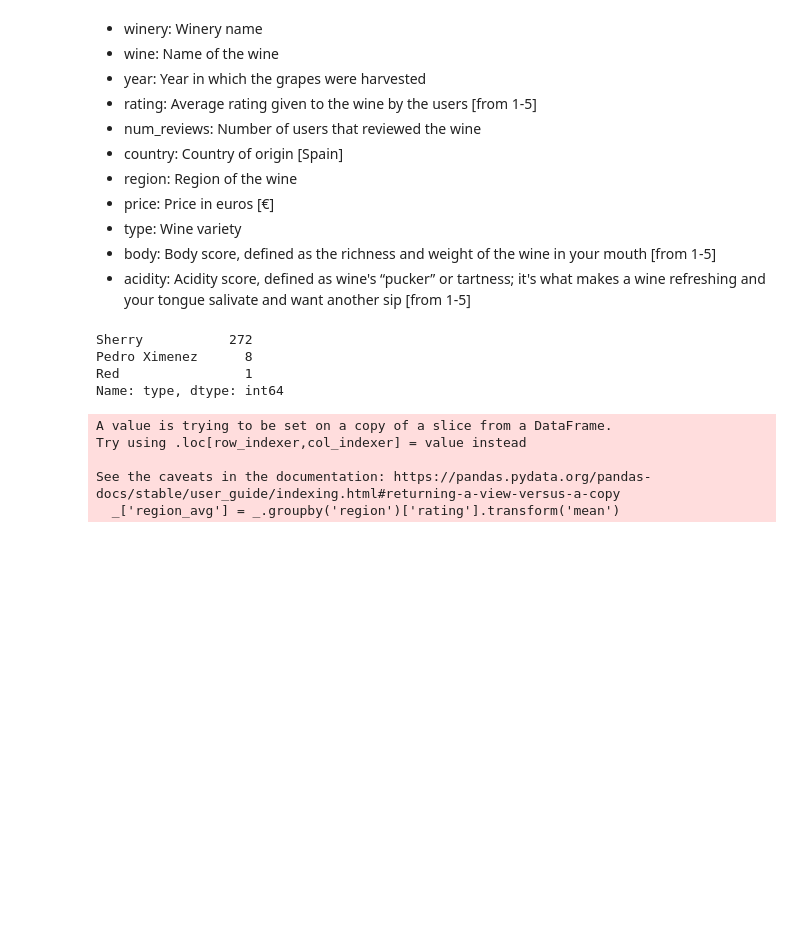
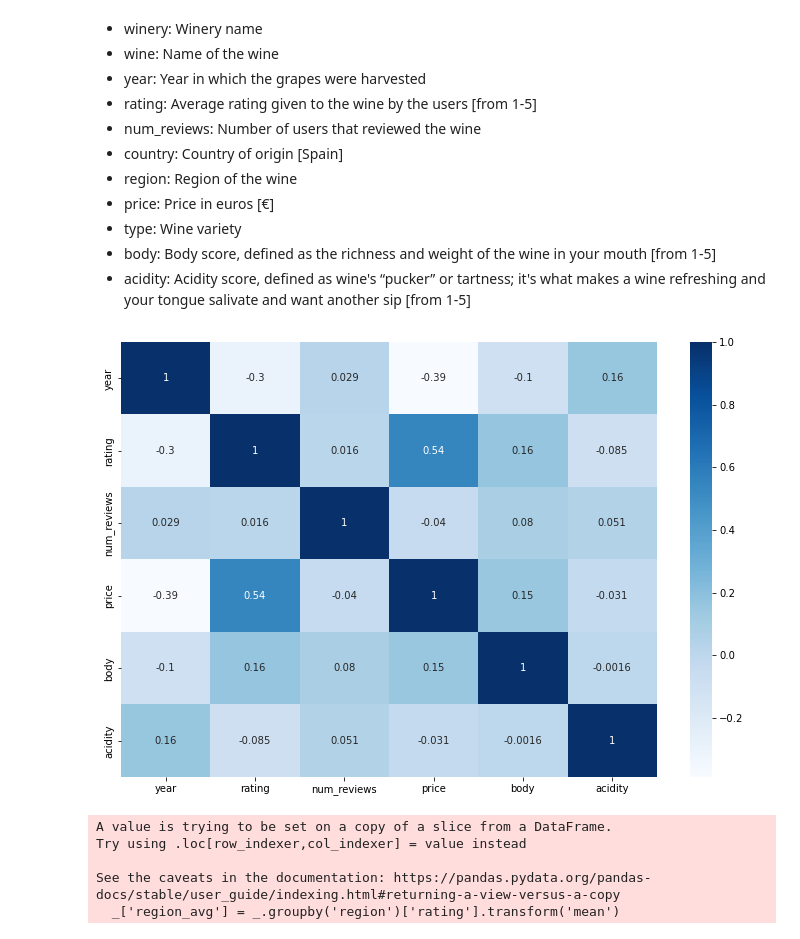
Before and after one commit to CharlesPizza/SpanishWineVisualization, a Jupyter notebook: SpanishWineExplore.ipynb, the cells around one changed output. Cells and saved outputs as stored; diff of their text form; code cells hidden in the pictures; blank space fills up the shorter version.

```diff
--- a/SpanishWineExplore.ipynb
+++ b/SpanishWineExplore.ipynb
@@ -19,12 +19,14 @@ df = pd.read_csv('../Data/SpanishWine/wines_SPA.csv')
 * body: Body score, defined as the richness and weight of the wine in your mouth [from 1-5]
 * acidity: Acidity score, defined as wine's “pucker” or tartness; it's what makes a wine refreshing and your tongue salivate and want another sip [from 1-5]
 # %%
-df.query(f'year == "N.V."')['type'].value_counts()
+vintages_df = df.drop(df[df['year'] == 'N.V.'].index)
+vintages_df = vintages_df[~vintages_df.year.isnull()]
+vintages_df['year'] = vintages_df.year.astype('int32')
+plt.figure(figsize=(12,8))
+sns.heatmap(vintages_df.corr(),cmap='Blues', annot=True)
+plt.show()
 # %% [output]
-Sherry           272
-Pedro Ximenez      8
-Red                1
-Name: type, dtype: int64
+[figure, added]
 # %%
 df['region_wine_count'] = df.groupby('region')['region'].transform('count')
 df.sort_values(by='region_wine_count',ascending=False)
```
Also changed, not shown: parts of 15 cells of this notebook.
